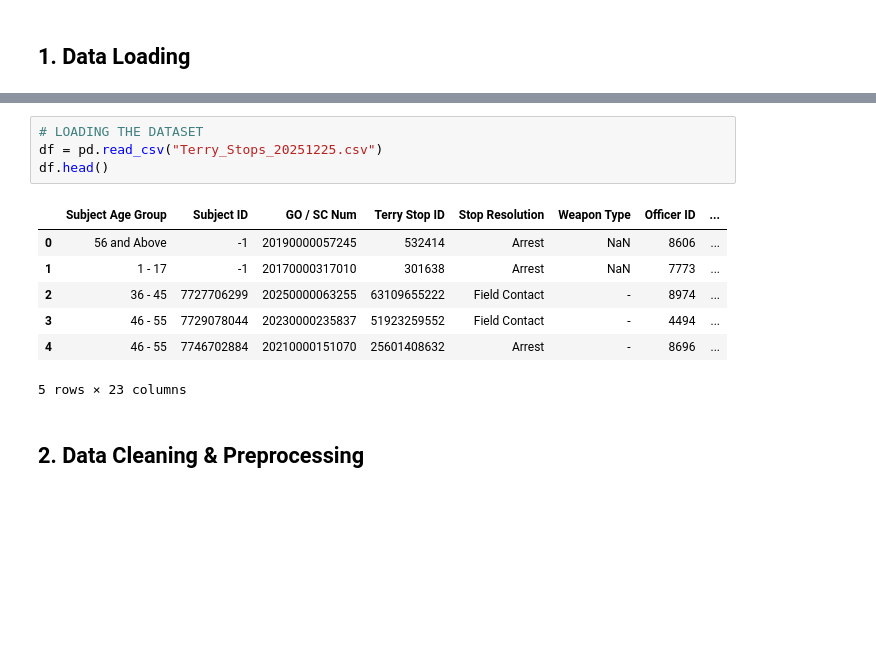
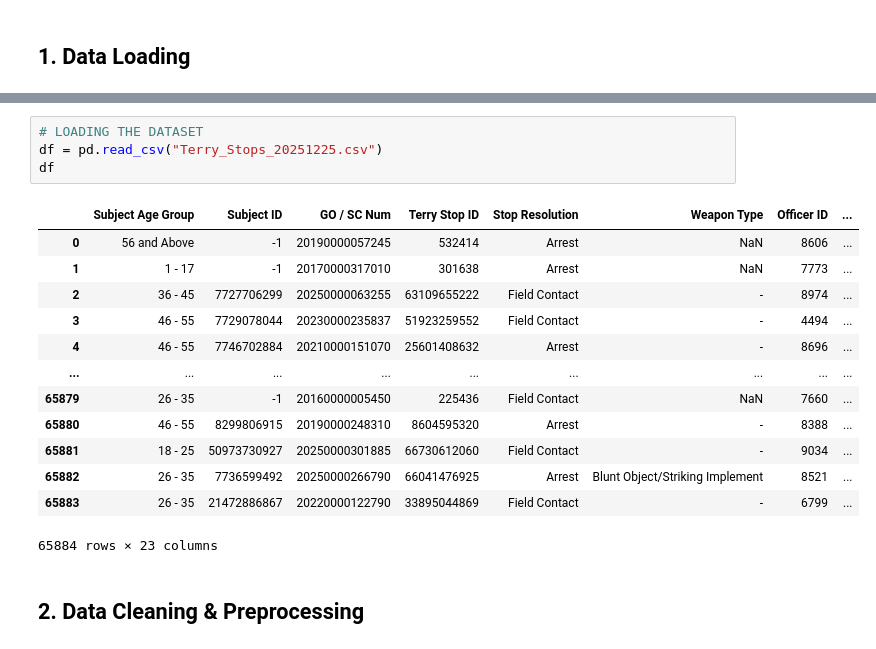
Before and after one commit to Felo-kip/Terrystops, a Jupyter notebook: index.ipynb, the cells around one changed output, grey strips where cells are left out. Drawn from its saved outputs; the diff is of its cells as text; blank space fills up the shorter version.

```diff
--- a/index.ipynb
+++ b/index.ipynb
@@ -31,15 +42,21 @@ from sklearn.preprocessing import StandardScaler
 # %%
 # LOADING THE DATASET
 df = pd.read_csv("Terry_Stops_20251225.csv")
-df.head()
+df
 # %% [output]
 |  | Subject Age Group | Subject ID | GO / SC Num | Terry Stop ID | Stop Resolution | Weapon Type | Officer ID | ... |
 | 0 | 56 and Above | -1 | 20190000057245 | 532414 | Arrest | NaN | 8606 | ... |
 | 1 | 1 - 17 | -1 | 20170000317010 | 301638 | Arrest | NaN | 7773 | ... |
 | 2 | 36 - 45 | 7727706299 | 20250000063255 | 63109655222 | Field Contact | - | 8974 | ... |
 | 3 | 46 - 55 | 7729078044 | 20230000235837 | 51923259552 | Field Contact | - | 4494 | ... |
 | 4 | 46 - 55 | 7746702884 | 20210000151070 | 25601408632 | Arrest | - | 8696 | ... |
+| ... | ... | ... | ... | ... | ... | ... | ... | ... |
+| 65879 | 26 - 35 | -1 | 20160000005450 | 225436 | Field Contact | NaN | 7660 | ... |
+| 65880 | 46 - 55 | 8299806915 | 20190000248310 | 8604595320 | Arrest | - | 8388 | ... |
+| 65881 | 18 - 25 | 50973730927 | 20250000301885 | 66730612060 | Field Contact | - | 9034 | ... |
+| 65882 | 26 - 35 | 7736599492 | 20250000266790 | 66041476925 | Arrest | Blunt Object/Striking Implement | 8521 | ... |
+| 65883 | 26 - 35 | 21472886867 | 20220000122790 | 33895044869 | Field Contact | - | 6799 | ... |
-5 rows × 23 columns
+65884 rows × 23 columns
 # %% [markdown]
 ## 2. Data Cleaning & Preprocessing
 # %%
```
Also changed, not shown: parts of 42 cells of this notebook.
